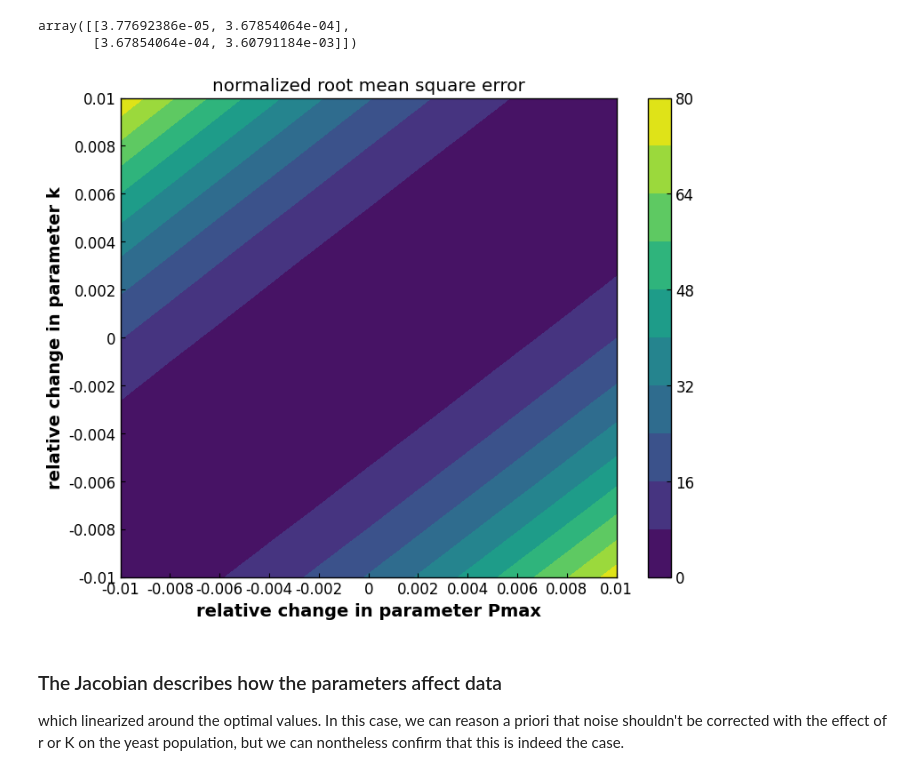
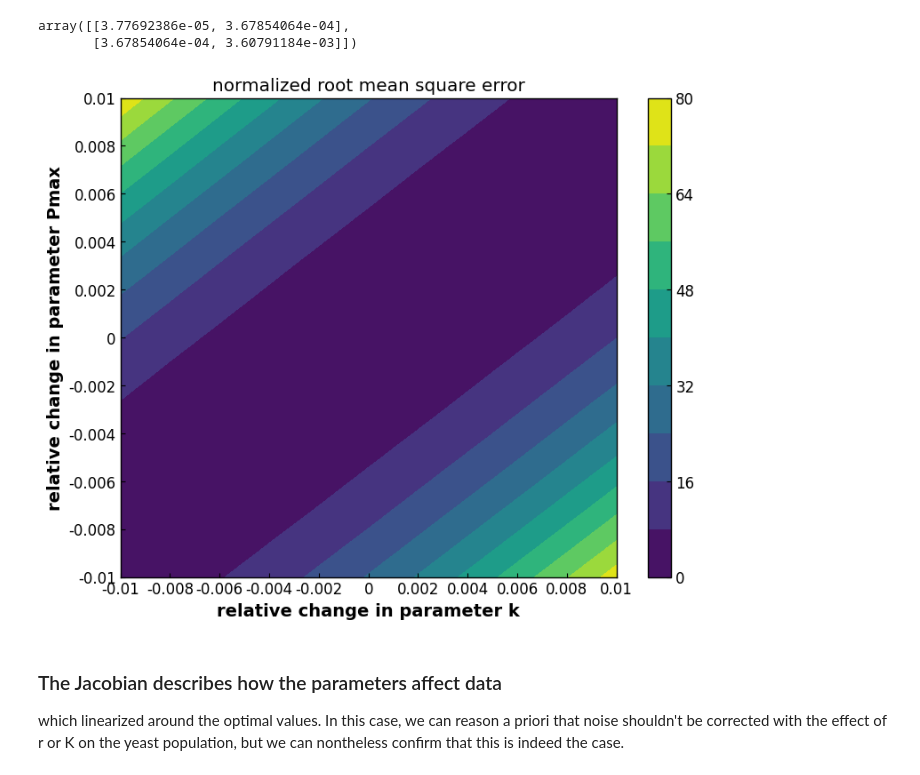
Before and after one commit to ldbd1/Webpage, a Jupyter notebook: 05_model_fitting/fit_yeast_ode.ipynb, the cells around one changed output. Saved outputs shown, nothing was run; the diff lists cells and outputs as text; code cells hidden in the pictures.

```diff
--- a/05_model_fitting/fit_yeast_ode.ipynb
+++ b/05_model_fitting/fit_yeast_ode.ipynb
@@ -449,27 +449,27 @@ normalized_mse = np.power(rmse,2) / MSE / (time.size-2)
 # %%
 # Plot error
 fig, ax = plt.subplots(1,1,figsize=(9,7))
 
 img = ax.contourf(B1-1., B2-1., normalized_mse, 9)
 
 # Set colorbar
 cbar = fig.colorbar(img, ax=ax)
 
 # Set xticks and yticks to match MATLAB results
 ticks = [-0.01, -0.008, -0.006, -0.004, -0.002, 0, 0.002, 0.004, 0.006, 0.008, 0.01]
 ax.set_xticks(ticks)
 ax.set_xticklabels(ticks)
 ax.set_yticks(ticks)
 ax.set_yticklabels(ticks)
 
 # Set title and axes labels
 ax.set_title('normalized root mean square error')
-ax.set_xlabel('relative change in parameter Pmax')
-ax.set_ylabel('relative change in parameter k')
+ax.set_xlabel('relative change in parameter k')
+ax.set_ylabel('relative change in parameter Pmax')
 
 plt.show()
 # %% [output]
-[figure, old version]
+[figure, new version]
 # %% [markdown]
 ### The Jacobian describes how the parameters affect data
 
```
Also changed, not shown: parts of 6 cells of this notebook.
